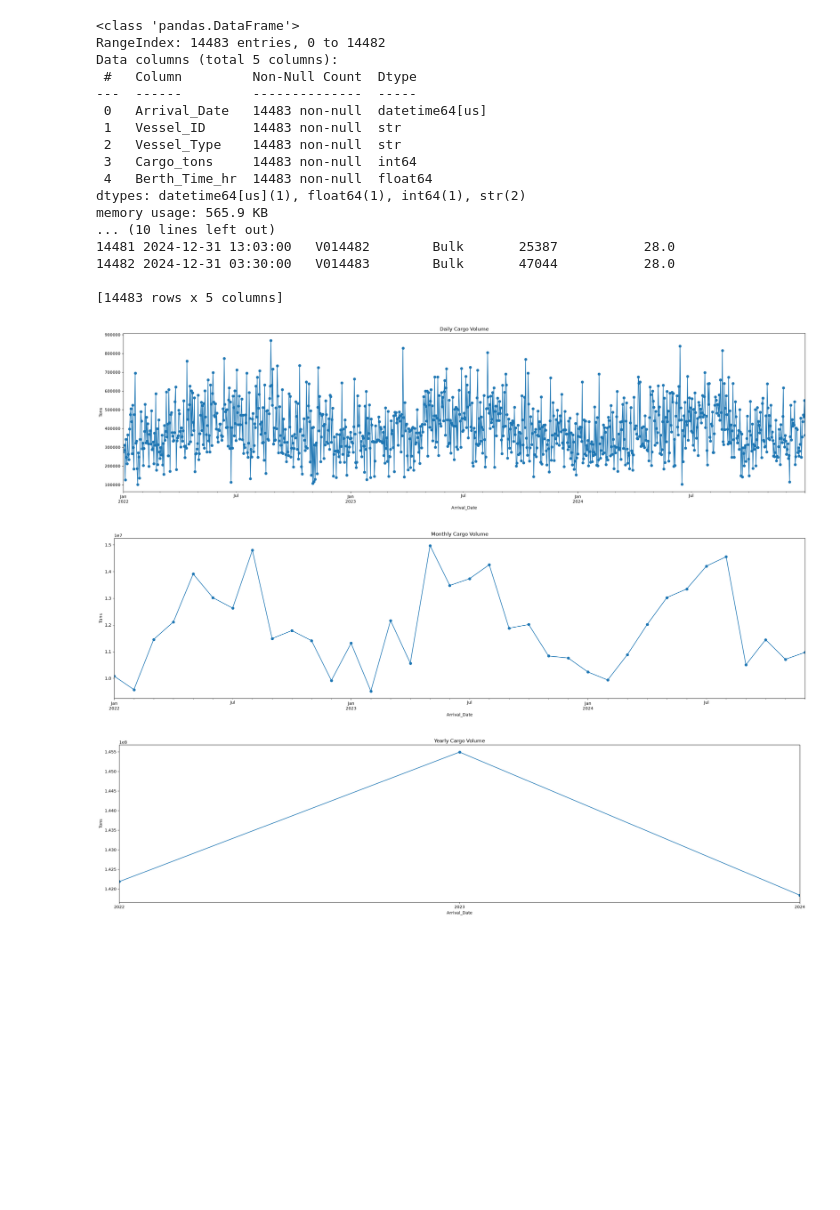
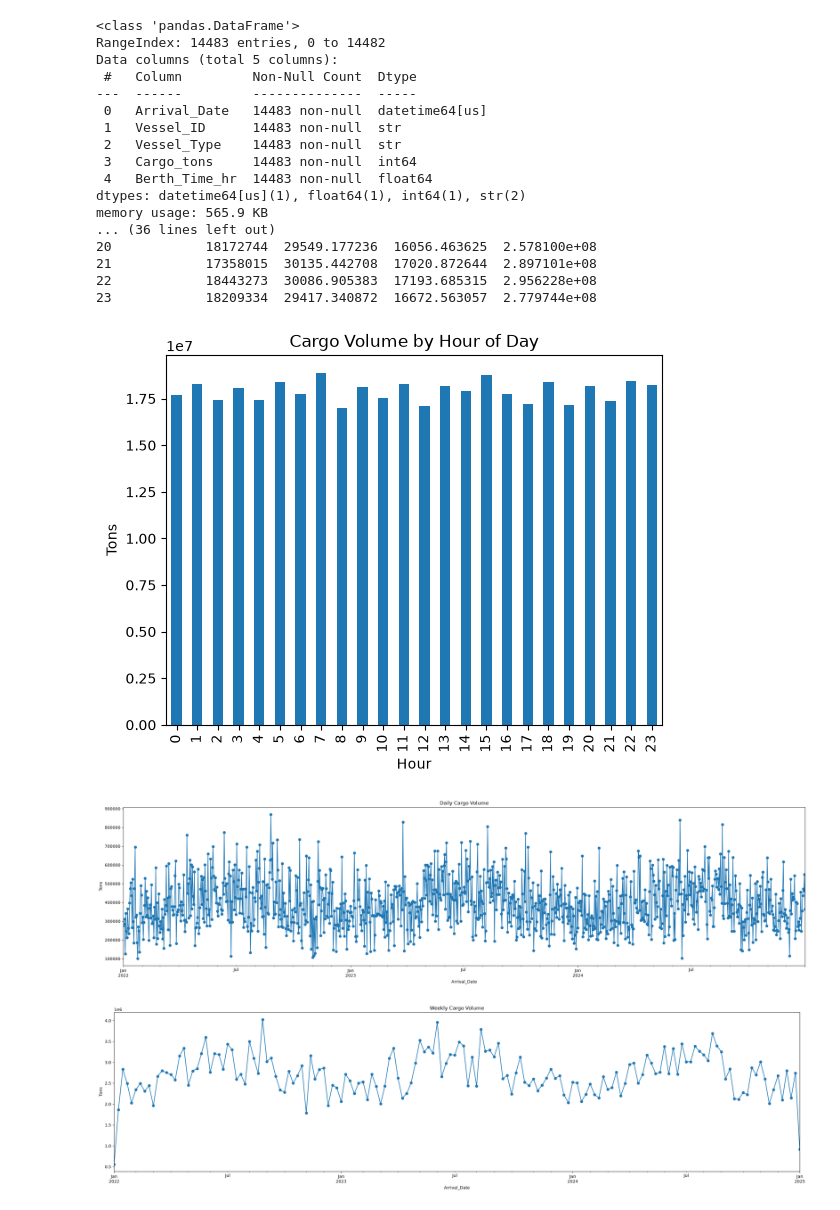
Before and after one commit to vlad-p2610/StochasticSim, a Jupyter notebook: gettingData.ipynb, the cells around one changed output. Saved outputs shown, nothing was run; the diff lists cells and outputs as text; code cells hidden in the pictures; blank space fills up the shorter version.

```diff
--- a/gettingData.ipynb
+++ b/gettingData.ipynb
@@ -8,51 +8,71 @@ portData = pd.read_excel(portData)
 portData.info()
 print(portData)
 
+#Hourly
+by_hour = portData.groupby(portData["Arrival_Date"].dt.hour)["Cargo_tons"].agg(["sum", "mean", "std", "var"])
+print(by_hour)
+by_hour["sum"].plot(kind="bar", title="Cargo Volume by Hour of Day", ylabel="Tons", xlabel="Hour")
+plt.show()
 
-#Plotting Daily
+#Daily
 daily = portData.groupby(portData["Arrival_Date"].dt.date)["Cargo_tons"].sum()
 daily.index = pd.to_datetime(daily.index)
 daily.plot(marker="o", title="Daily Cargo Volume", ylabel="Tons", figsize=(30, 7))
 plt.show()
+plt.show()
+
+# Weekly
+weekly = daily.resample("W").sum()
+weekly.plot(marker="o", title="Weekly Cargo Volume", ylabel="Tons", figsize=(30, 7))
 plt.show()
 
 # Monthly
 monthly = daily.resample("ME").sum()
 monthly.plot(marker="o", title="Monthly Cargo Volume", ylabel="Tons", figsize=(30, 7))
 plt.show()
 
 # Yearly
 yearly = daily.resample("YE").sum()
 yearly.plot(marker="o", title="Yearly Cargo Volume", ylabel="Tons", figsize=(30, 7))
 plt.show()
 
 #Summary Statistics
 summary_by_type = portData.groupby("Vessel_Type")["Cargo_tons"].agg(["mean", "std", "var"])
 
 overall_stats = portData["Cargo_tons"].agg(["mean", "std", "var"])
 overall_stats.name = "All Vessels"  # this becomes the row label
 summary_by_type = pd.concat([summary_by_type, overall_stats.to_frame().T])
 
-print("=== Cargo Statistics by Vessel Type (with overall row) ===")
+print("Cargo Statistics by Vessel Type (with overall row)")
 print(summary_by_type)
+
+portData = portData.sort_values("Arrival_Date")
+inter_arrival = portData["Arrival_Date"].diff()
+plt.show()
+
+portData = portData.sort_values("Arrival_Date")
+inter_arrival = portData["Arrival_Date"].diff().dt.total_seconds() / 3600
+print(inter_arrival.mean(), inter_arrival.std(), inter_arrival.var())
+inter_arrival.plot(kind="hist", bins=30, title="Inter-arrival Times", xlabel="Hours")
+plt.show()
 # %% [output]
 <class 'pandas.DataFrame'>
 RangeIndex: 14483 entries, 0 to 14482
 Data columns (total 5 columns):
  #   Column         Non-Null Count  Dtype
 ---  ------         --------------  -----
  0   Arrival_Date   14483 non-null  datetime64[us]
  1   Vessel_ID      14483 non-null  str
  2   Vessel_Type    14483 non-null  str
  3   Cargo_tons     14483 non-null  int64
  4   Berth_Time_hr  14483 non-null  float64
 dtypes: datetime64[us](1), float64(1), int64(1), str(2)
 memory usage: 565.9 KB
-... (10 lines left out)
-14481 2024-12-31 13:03:00   V014482        Bulk       25387           28.0
-14482 2024-12-31 03:30:00   V014483        Bulk       47044           28.0
-
-[14483 rows x 5 columns]
+... (36 lines left out)
+20            18172744  29549.177236  16056.463625  2.578100e+08
+21            17358015  30135.442708  17020.872644  2.897101e+08
+22            18443273  30086.905383  17193.685315  2.956228e+08
+23            18209334  29417.340872  16672.563057  2.779744e+08
-[figure, old version]
+[figure, new version]
-[figure, old version]
+[figure, new version]
-[figure, old version]
+[figure, new version]
```
Also changed, not shown: parts of 1 cell of this notebook.
